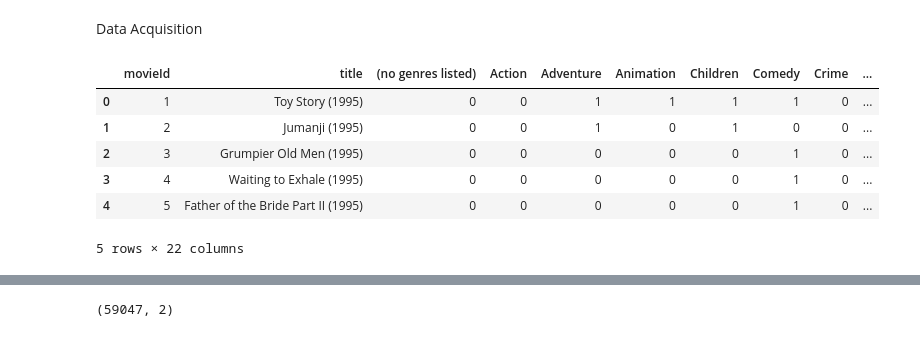
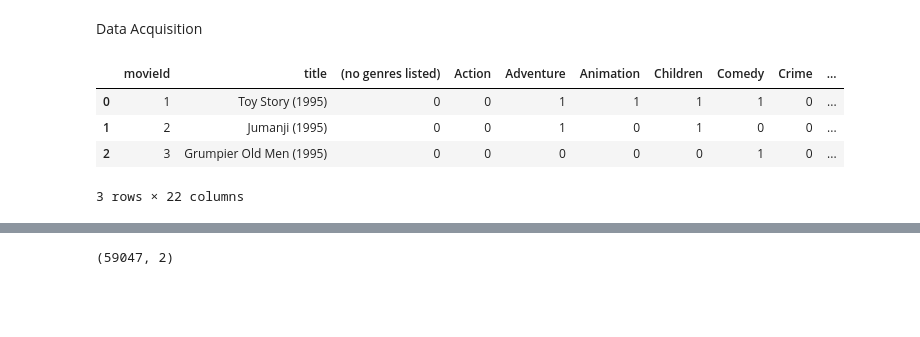
Before and after one commit to isabellamarasco/MovieLens-Predict, a Jupyter notebook: dataset.ipynb, the cells around one changed output, grey strips where cells are left out. Cells and saved outputs as stored; diff of their text form; code cells hidden in the pictures; blank space fills up the shorter version.

```diff
--- a/dataset.ipynb
+++ b/dataset.ipynb
@@ -13,18 +54,16 @@ Data Acquisition
 # %%
 movies_df = pd.read_csv('dataset-ml-25m/movies.csv', sep=',')
 #One-hot encoding of genres for movies
 genres = movies_df['genres'].str.get_dummies(sep='|')
 movies_df = pd.concat([movies_df, genres], axis=1)
 movies_df.drop('genres', axis=1, inplace=True)
-movies_df.head()
+movies_df.head(3)
 # %% [output]
 |  | movieId | title | (no genres listed) | Action | Adventure | Animation | Children | Comedy | Crime | ... |
 | 0 | 1 | Toy Story (1995) | 0 | 0 | 1 | 1 | 1 | 1 | 0 | ... |
 | 1 | 2 | Jumanji (1995) | 0 | 0 | 1 | 0 | 1 | 0 | 0 | ... |
 | 2 | 3 | Grumpier Old Men (1995) | 0 | 0 | 0 | 0 | 0 | 1 | 0 | ... |
-| 3 | 4 | Waiting to Exhale (1995) | 0 | 0 | 0 | 0 | 0 | 1 | 0 | ... |
-| 4 | 5 | Father of the Bride Part II (1995) | 0 | 0 | 0 | 0 | 0 | 1 | 0 | ... |
-5 rows × 22 columns
+3 rows × 22 columns
 # %%
 gen_tags = pd.read_csv('dataset-ml-25m/genome-tags.csv', sep=',')
 gen_scores = pd.read_csv('dataset-ml-25m/genome-scores.csv', sep=',')
```
Also changed, not shown: parts of 12 cells of this notebook, 5 other files.
